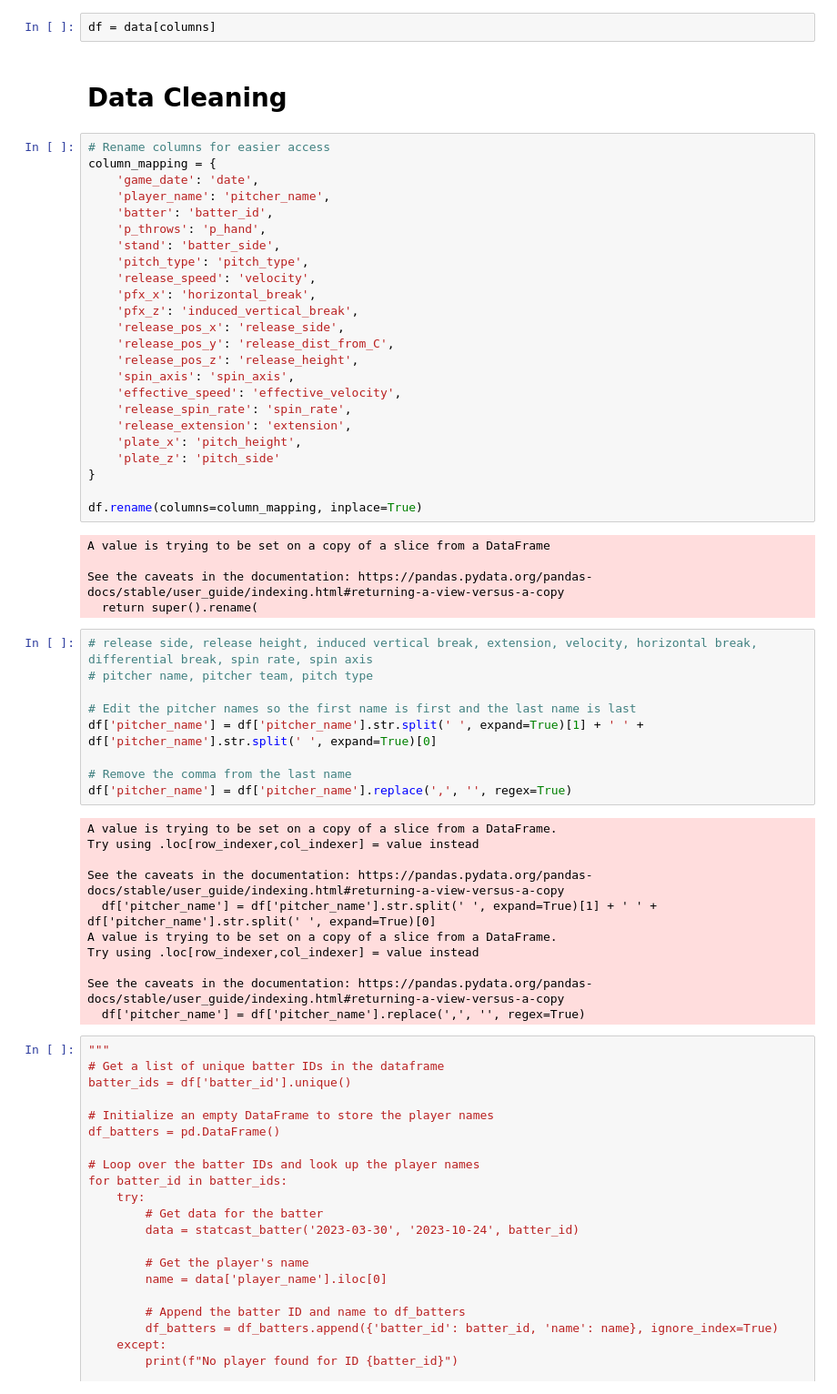
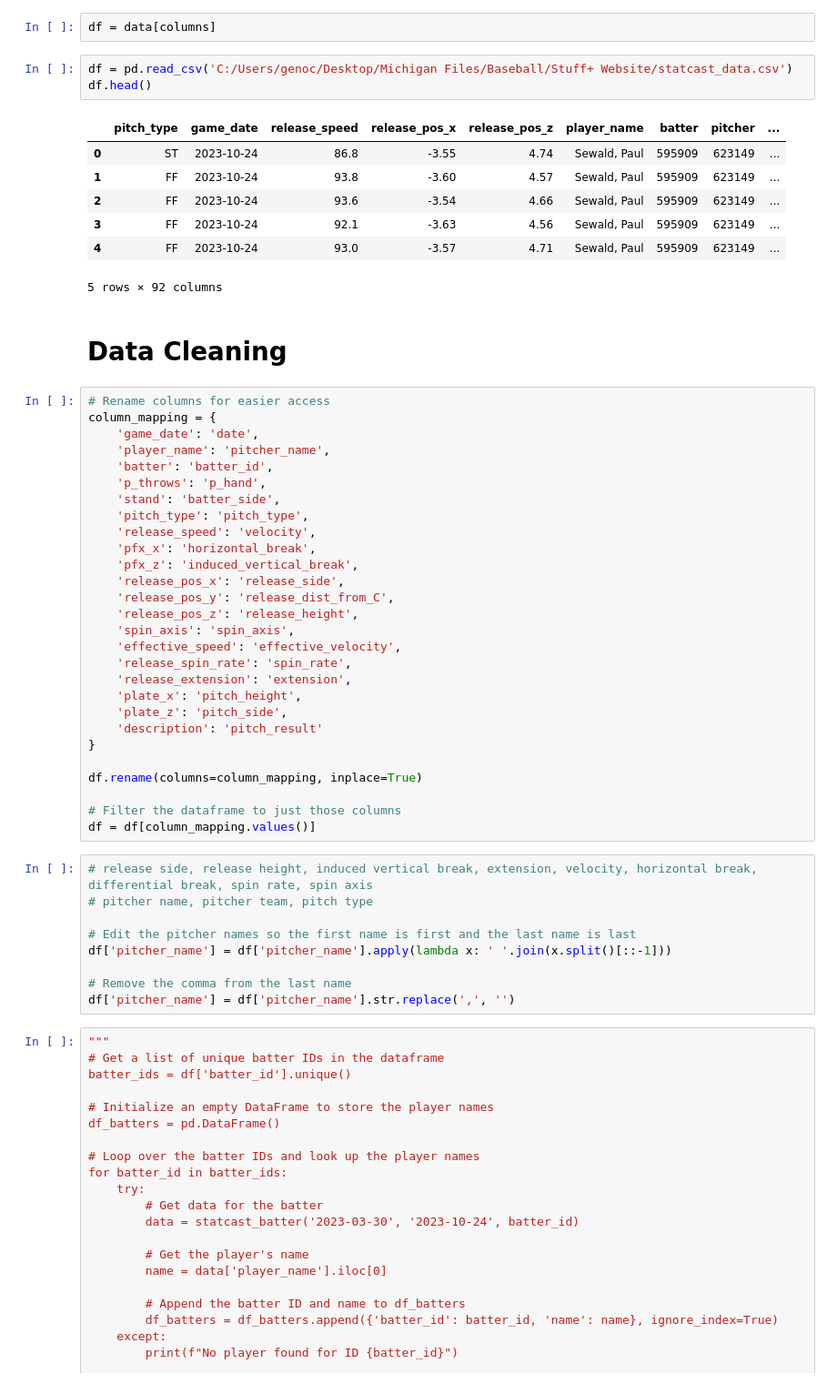
Before and after one commit to genocous/stuff_plus_site, a Jupyter notebook: Python Code/stuff_plus.ipynb, the cells around one changed output. Shown at 91% size. Cells and saved outputs as stored; diff of their text form.

```diff
--- a/Python Code/stuff_plus.ipynb
+++ b/Python Code/stuff_plus.ipynb
@@ -58,6 +58,17 @@ columns = ['game_date', 'player_name', 'batter', 'p_throws', 'stand', 'pitch_typ
 This is a large query, it may take a moment to complete
 # %%
 df = data[columns]
+# %%
+df = pd.read_csv('C:/Users/genoc/Desktop/Michigan Files/Baseball/Stuff+ Website/statcast_data.csv')
+df.head()
+# %% [output]
+|  | pitch_type | game_date | release_speed | release_pos_x | release_pos_z | player_name | batter | pitcher | ... |
+| 0 | ST | 2023-10-24 | 86.8 | -3.55 | 4.74 | Sewald, Paul | 595909 | 623149 | ... |
+| 1 | FF | 2023-10-24 | 93.8 | -3.60 | 4.57 | Sewald, Paul | 595909 | 623149 | ... |
+| 2 | FF | 2023-10-24 | 93.6 | -3.54 | 4.66 | Sewald, Paul | 595909 | 623149 | ... |
+| 3 | FF | 2023-10-24 | 92.1 | -3.63 | 4.56 | Sewald, Paul | 595909 | 623149 | ... |
+| 4 | FF | 2023-10-24 | 93.0 | -3.57 | 4.71 | Sewald, Paul | 595909 | 623149 | ... |
+5 rows × 92 columns
 # %% [markdown]
 # **Data Cleaning**
 # %%
@@ -80,35 +91,23 @@ column_mapping = {
     'release_spin_rate': 'spin_rate',
     'release_extension': 'extension',
     'plate_x': 'pitch_height',
-    'plate_z': 'pitch_side'
+    'plate_z': 'pitch_side',
+    'description': 'pitch_result'
 }
 
 df.rename(columns=column_mapping, inplace=True)
+
+# Filter the dataframe to just those columns
+df = df[column_mapping.values()]
-# %% [output]
-A value is trying to be set on a copy of a slice from a DataFrame
-
-See the caveats in the documentation: https://pandas.pydata.org/pandas-docs/stable/user_guide/indexing.html#returning-a-view-versus-a-copy
-  return super().rename(
 # %%
 # release side, release height, induced vertical break, extension, velocity, horizontal break, differential break, spin rate, spin axis
 # pitcher name, pitcher team, pitch type
 
 # Edit the pitcher names so the first name is first and the last name is last
-df['pitcher_name'] = df['pitcher_name'].str.split(' ', expand=True)[1] + ' ' + df['pitcher_name'].str.split(' ', expand=True)[0]
+df['pitcher_name'] = df['pitcher_name'].apply(lambda x: ' '.join(x.split()[::-1]))
 
 # Remove the comma from the last name
-df['pitcher_name'] = df['pitcher_name'].replace(',', '', regex=True)
+df['pitcher_name'] = df['pitcher_name'].str.replace(',', '')
-# %% [output]
-A value is trying to be set on a copy of a slice from a DataFrame.
-Try using .loc[row_indexer,col_indexer] = value instead
-
-See the caveats in the documentation: https://pandas.pydata.org/pandas-docs/stable/user_guide/indexing.html#returning-a-view-versus-a-copy
-  df['pitcher_name'] = df['pitcher_name'].str.split(' ', expand=True)[1] + ' ' + df['pitcher_name'].str.split(' ', expand=True)[0]
-A value is trying to be set on a copy of a slice from a DataFrame.
-Try using .loc[row_indexer,col_indexer] = value instead
-
-See the caveats in the documentation: https://pandas.pydata.org/pandas-docs/stable/user_guide/indexing.html#returning-a-view-versus-a-copy
-  df['pitcher_name'] = df['pitcher_name'].replace(',', '', regex=True)
 # %%
 """
 # Get a list of unique batter IDs in the dataframe
```
Also changed, not shown: parts of 27 cells of this notebook.
